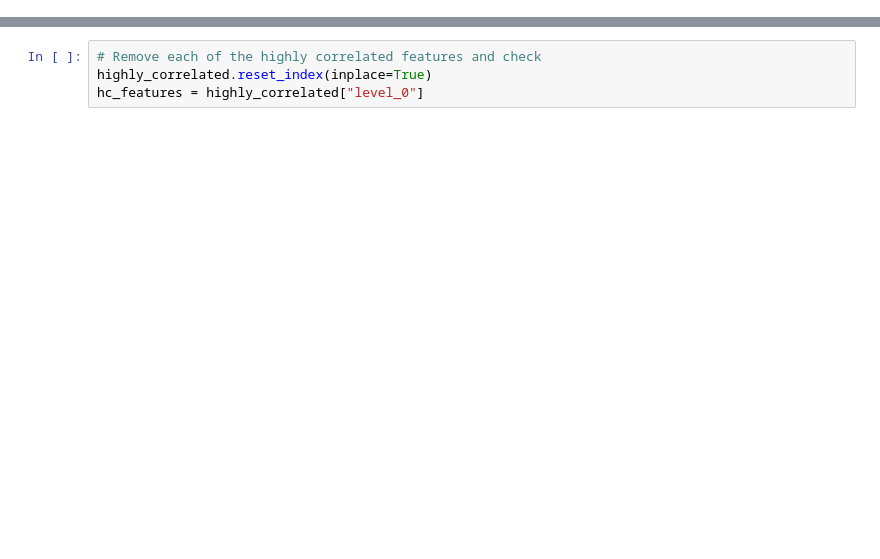
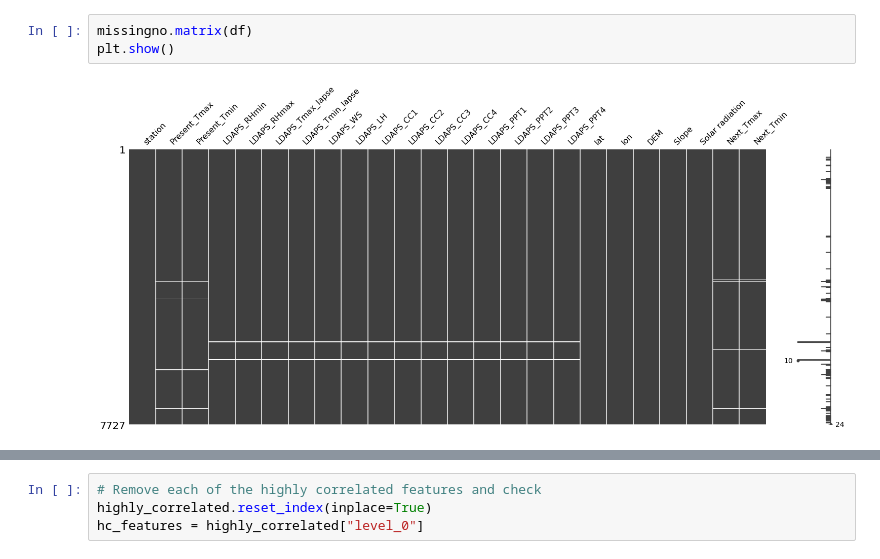
Before and after one commit to sowmyamanojna/CS5691-PRML-Assignments, a Jupyter notebook: assignment1/codes/question_3.ipynb, the cells around one changed output, grey strips where cells are left out. Drawn from its saved outputs; the diff is of its cells as text; blank space fills up the shorter version.

```diff
--- a/assignment1/codes/question_3.ipynb
+++ b/assignment1/codes/question_3.ipynb
@@ -47,0 +72,5 @@ None
+# %%
+missingno.matrix(df)
+plt.show()
+# %% [output]
+[figure, added]
```
Also changed, not shown: parts of 21 cells of this notebook.
